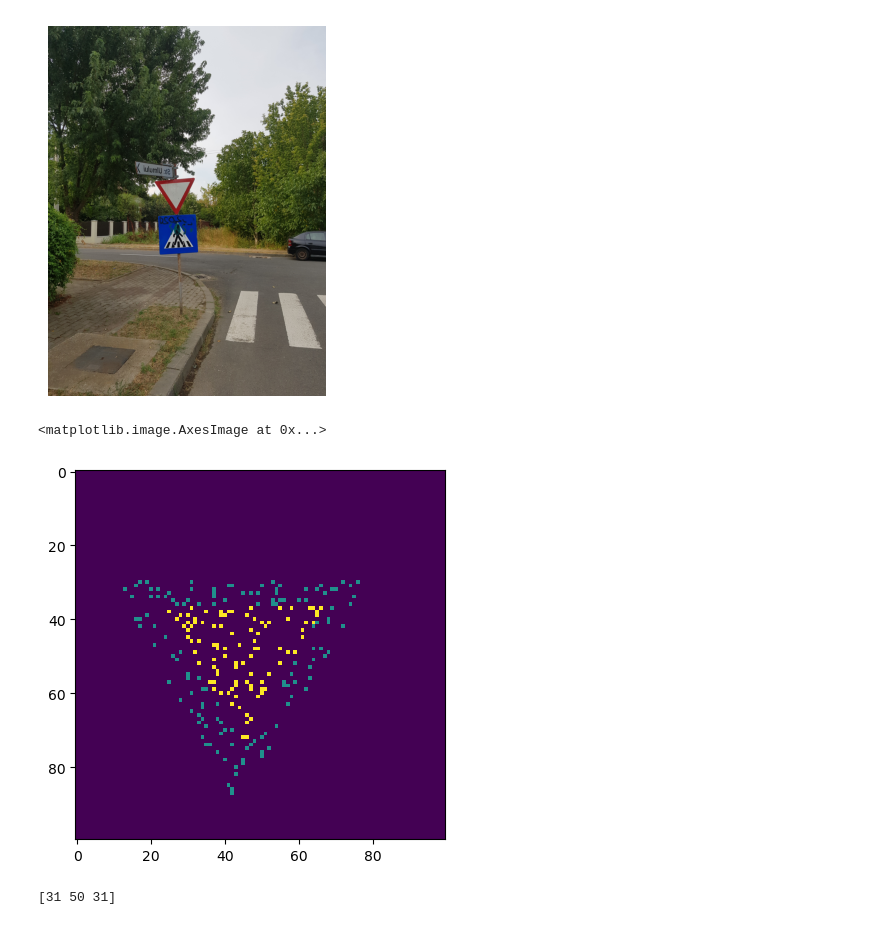
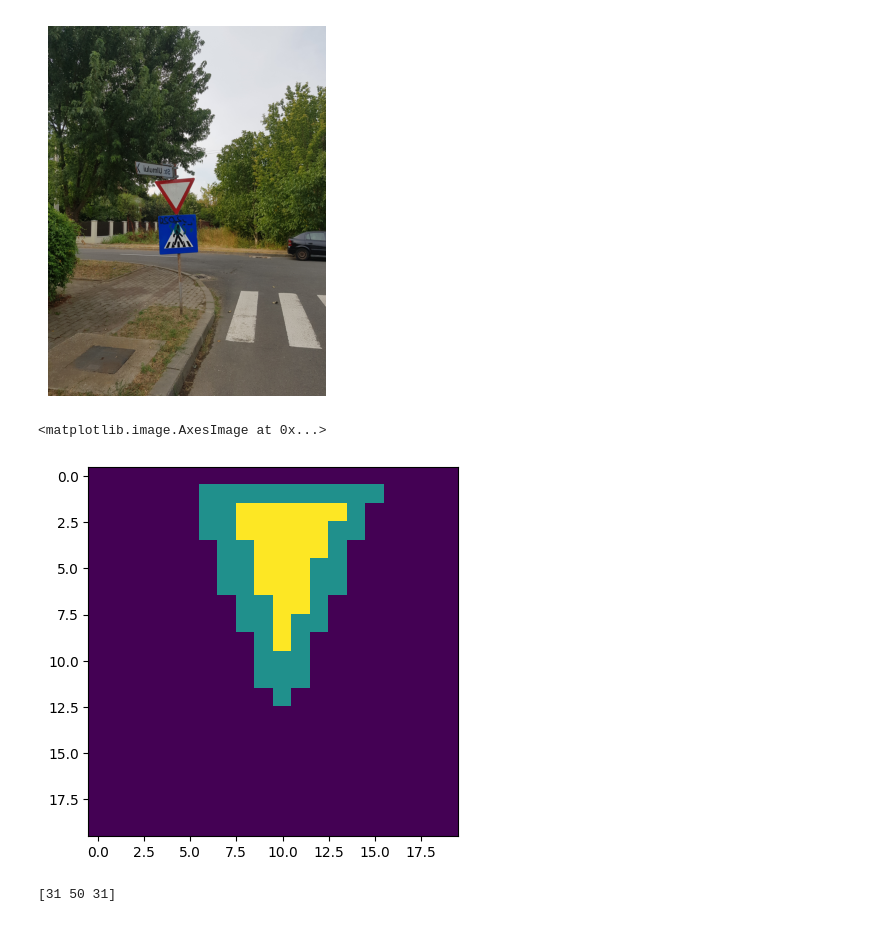
Before and after one commit to mircea-mihail/bike-system, a Jupyter notebook: scripts-and-misc/detectSigns/detect_give-way.ipynb, the cells around one changed output. Cells and saved outputs as stored; diff of their text form; code cells hidden in the pictures.

```diff
--- a/scripts-and-misc/detectSigns/detect_give-way.ipynb
+++ b/scripts-and-misc/detectSigns/detect_give-way.ipynb
@@ -46,11 +46,13 @@ def between(p_val, p_lower, p_higher):
     return p_val <= p_higher and p_val >= p_lower
 
 def drawSign(p_mat, p_x_start, p_y_start, p_side):
-    red_tiangle_height = int(np.sqrt(3 * p_side * p_side /4))
-    converging_factor = 2 / np.sqrt(3) # math :)
+    height_factor = 1.5
+
+    red_tiangle_height = int(np.sqrt(3 * p_side * p_side /4) * height_factor)
+    converging_factor = 2 / np.sqrt(3) / height_factor # math :)
 
     shape_area = red_tiangle_height * p_side / 2
-    pixels_to_check = 10/100 * shape_area
+    pixels_to_check = 1 * shape_area
 
     px_culling_rate = 1
 
@@ -58,41 +60,41 @@ def drawSign(p_mat, p_x_start, p_y_start, p_side):
         px_culling_rate =  pixels_to_check / shape_area
 
     red_triangle_width_percent = 0.7
     white_side = int(p_side * red_triangle_width_percent)
 
     white_x_start = p_x_start + int((p_side - white_side) / 2)
     white_y_start = p_y_start + int((p_side - white_side) * np.sqrt(3) / 6)
 
-    white_triangle_height = int(np.sqrt(3 * white_side * white_side / 4))
+    white_triangle_height = int(np.sqrt(3 * white_side * white_side / 4) * height_factor)
 
     for i in range(p_x_start, p_x_start + red_tiangle_height):
         for j in range(int(p_y_start + ((i - p_x_start)/2) * converging_factor), int(p_y_start + p_side - (i - p_x_start) / 2 * converging_factor)):
             if(np.random.rand() <= px_culling_rate):
                 if between(i,
                     white_x_start - (p_side - white_side) * np.sqrt(3) / 12,
                     white_x_start + white_triangle_height)\
                 and between(j,
                     white_y_start + (p_side - white_side) * np.sqrt(3) / 4 + ((i - white_x_start) / 2) * converging_factor,
                     white_y_start + white_side - (i - white_x_start) / 2 * converging_factor):
 
                     p_mat[i][j] = 20
                 else:
                     p_mat[i][j] = 10
 
-# matrix = np.zeros((20, 20))
-# drawSign(matrix, 1, 6, 10)
+matrix = np.zeros((20, 20))
+drawSign(matrix, 1, 6, 10)
+plt.imshow(matrix)
+
+# matrix = np.zeros((200, 200))
+# drawSign(matrix, 30, 10, 70)
 # plt.imshow(matrix)
-
-matrix = np.zeros((100, 100))
-drawSign(matrix, 30, 10, 70)
-plt.imshow(matrix)
 
 # matrix = np.zeros((1000, 1000))
 # drawSign(matrix, 10, 400, 600)
 # plt.imshow(matrix)
 # %% [output]
 <matplotlib.image.AxesImage at 0x...>
-[figure, old version]
+[figure, new version]
 # %%
 # print a generated give way sign on a immage
 def drawRgbSign(p_mat, p_x_start, p_y_start, p_side):
```
Also changed, not shown: parts of 4 cells of this notebook.
